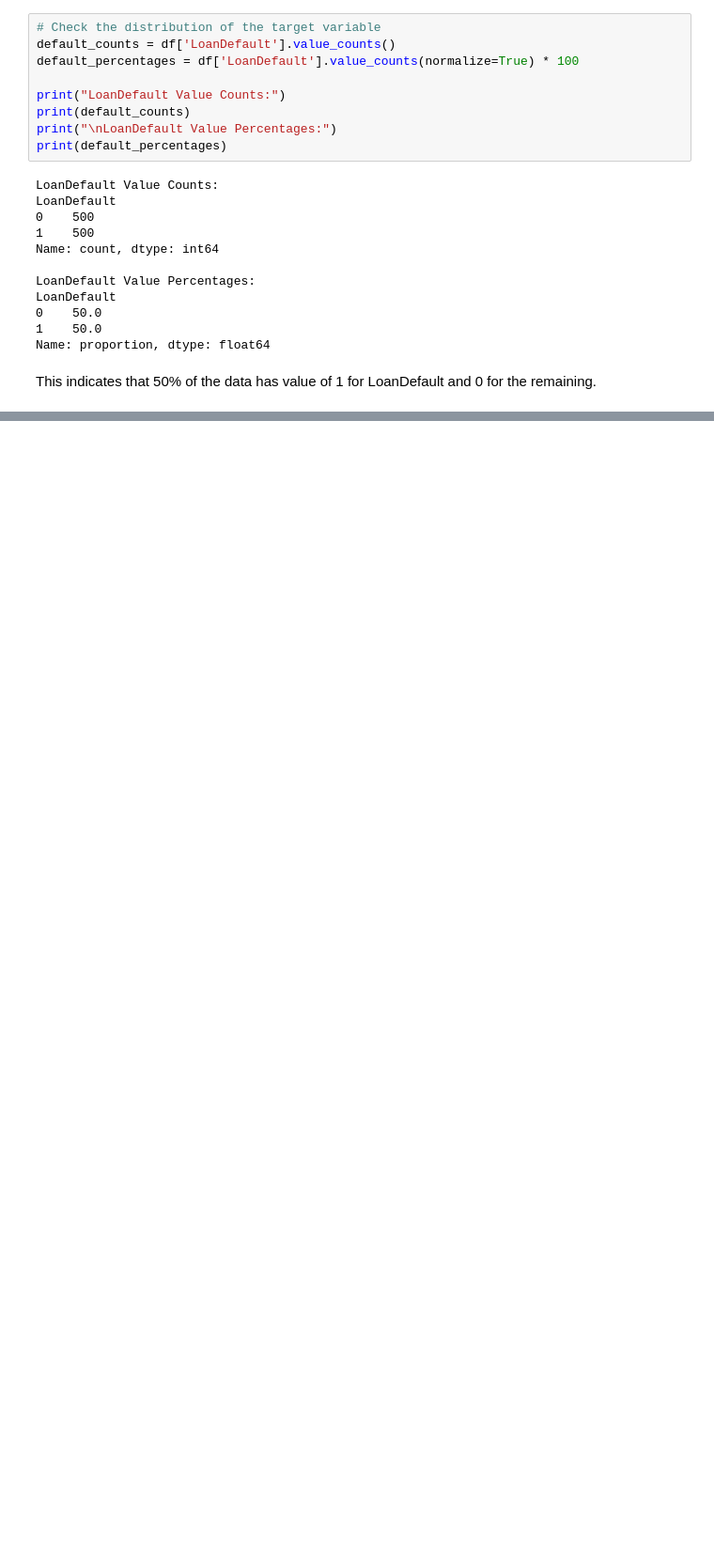
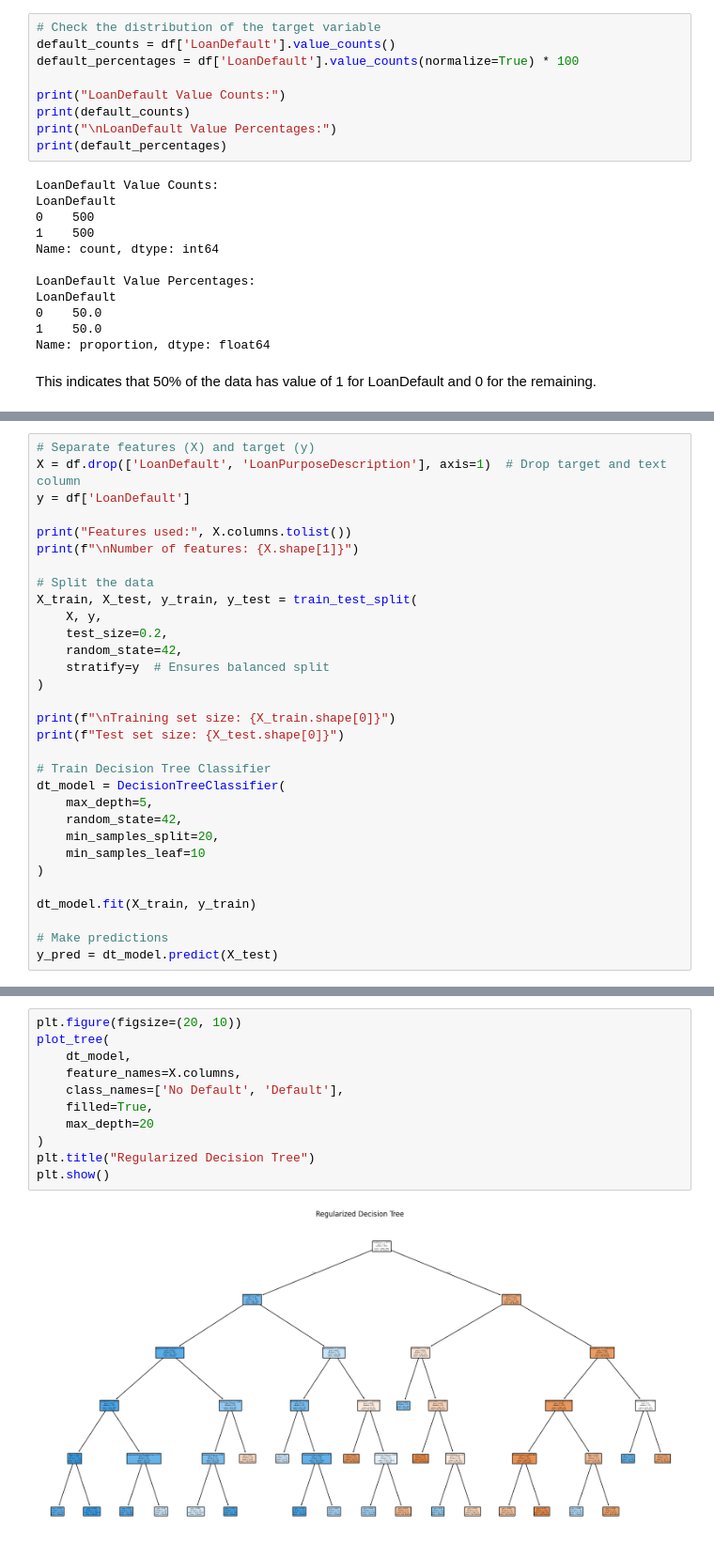
Before and after one commit to Aireenelz/WIE3007-DMW-Group6, a Jupyter notebook: notebooks/BaselineModel.ipynb, the cells around one changed output, grey strips where cells are left out. Shown at 94% size. Saved outputs shown, nothing was run; the diff lists cells and outputs as text; blank space fills up the shorter version.

```diff
--- a/notebooks/BaselineModel.ipynb
+++ b/notebooks/BaselineModel.ipynb
@@ -552,0 +236,31 @@ Setting `pad_token_id` to `eos_token_id`:2 for open-end generation.
+# %%
+# Separate features (X) and target (y)
+X = df.drop(['LoanDefault', 'LoanPurposeDescription'], axis=1)  # Drop target and text column
+y = df['LoanDefault']
+
+print("Features used:", X.columns.tolist())
+print(f"\nNumber of features: {X.shape[1]}")
+
+# Split the data
+X_train, X_test, y_train, y_test = train_test_split(
+    X, y,
+    test_size=0.2,
+    random_state=42,
+    stratify=y  # Ensures balanced split
+)
+
+print(f"\nTraining set size: {X_train.shape[0]}")
+print(f"Test set size: {X_test.shape[0]}")
+
+# Train Decision Tree Classifier
+dt_model = DecisionTreeClassifier(
+    max_depth=5,
+    random_state=42,
+    min_samples_split=20,
+    min_samples_leaf=10
+)
+
+dt_model.fit(X_train, y_train)
+
+# Make predictions
+y_pred = dt_model.predict(X_test)
@@ -552,0 +311,13 @@ Setting `pad_token_id` to `eos_token_id`:2 for open-end generation.
+# %%
+plt.figure(figsize=(20, 10))
+plot_tree(
+    dt_model,
+    feature_names=X.columns,
+    class_names=['No Default', 'Default'],
+    filled=True,
+    max_depth=20
+)
+plt.title("Regularized Decision Tree")
+plt.show()
+# %% [output]
+[figure, added]
```
Also changed, not shown: parts of 50 cells of this notebook.
